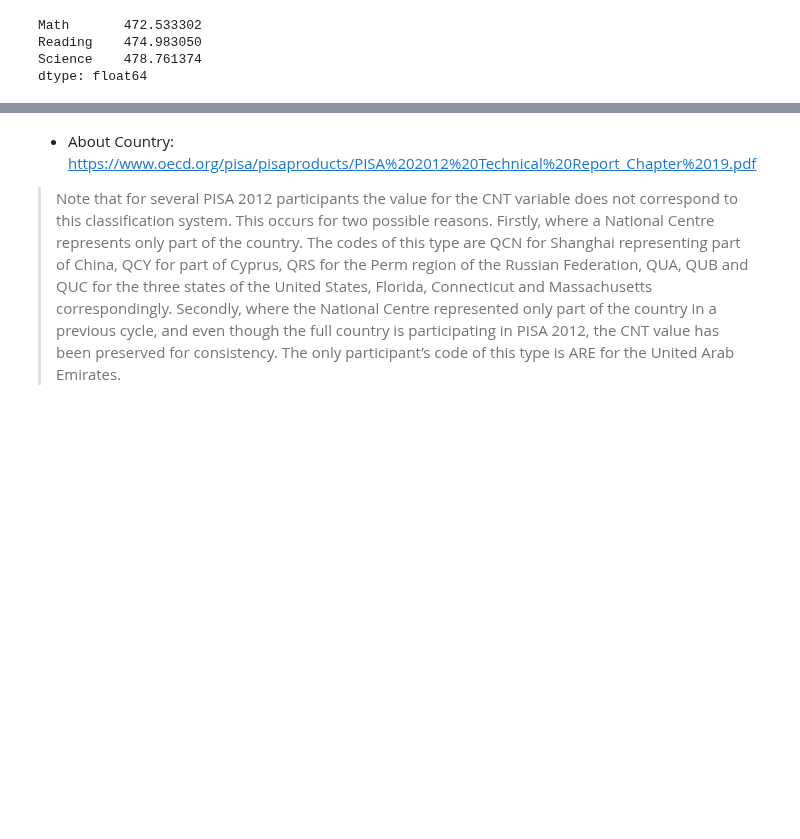
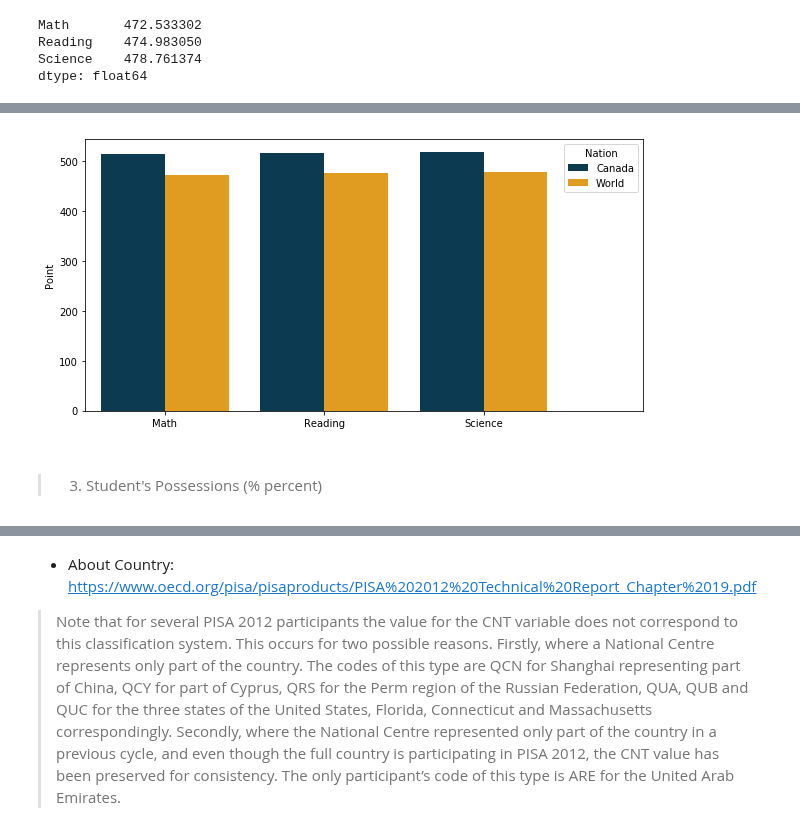
Before and after one commit to Steve-Choi/DAND, a Jupyter notebook: Communicate-Data-Findings/Communicate-Data-Findings.ipynb, the cells around one changed output, grey strips where cells are left out. Drawn from its saved outputs; the diff is of its cells as text; code cells hidden in the pictures; blank space fills up the shorter version.

Commit message:
Drafted Q2 Visualization

```diff
--- a/Communicate-Data-Findings/Communicate-Data-Findings.ipynb
+++ b/Communicate-Data-Findings/Communicate-Data-Findings.ipynb
@@ -235,5 +235,7 @@ Science    478.761374
 dtype: float64
 # %%
 perf_can = np.mean(df[df['Country'] == 'Canada'].iloc[:, 13:16])
+perf_can = pd.DataFrame(perf_can, columns=['Point'])
+perf_can['Nation'] = 'Canada'
 perf_can
 # %% [output]
@@ -249,0 +246,5 @@ sns.barplot(x=perf_world.index, y=perf_world, alpha=0.8, color='#57C785');
+# %%
+perf_world = np.mean(df[df['Country'] != 'Canada'].iloc[:, 13:16])
+perf_world = pd.DataFrame(perf_world, columns=['Point'])
+perf_world['Nation'] = 'World'
+perf_world
@@ -249,0 +256,3 @@ sns.barplot(x=perf_world.index, y=perf_world, alpha=0.8, color='#57C785');
+# %%
+perf_data = perf_can.append(perf_world)
+perf_data
@@ -249,0 +267,13 @@ sns.barplot(x=perf_world.index, y=perf_world, alpha=0.8, color='#57C785');
+# %%
+plt.figure(figsize=(10, 5))
+sns.barplot(x=perf_data.index, y='Point', hue='Nation', data=perf_data, palette=['#003f5c', '#ffa600']);
+
+plt.xlim(-.5, 3);
+
+# add title, legend, x & y labels
+# %% [output]
+[figure, added]
+# %% [markdown]
+>
+# %% [markdown]
+> 3. Student's Possessions (% percent)
```
Also changed, not shown: parts of 6 cells of this notebook.
